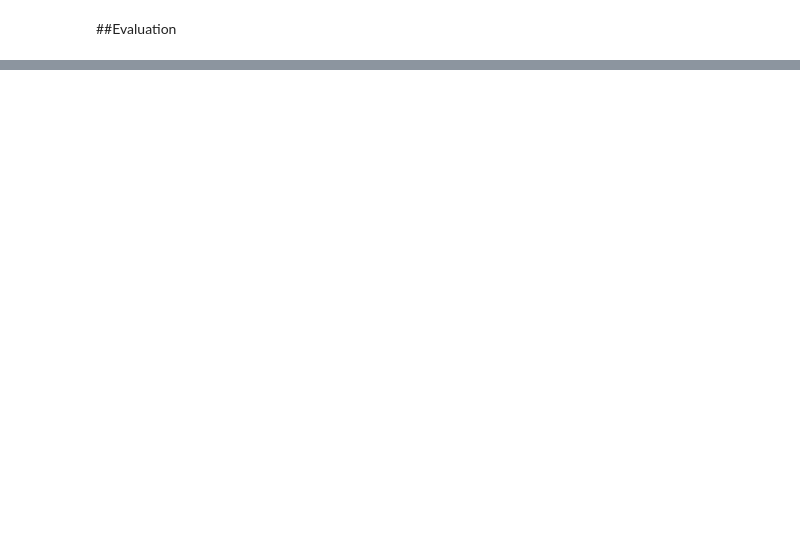
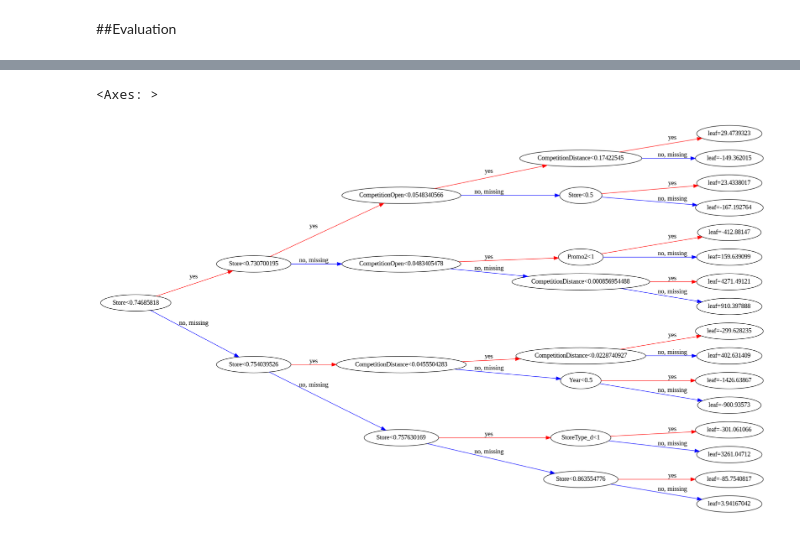
Before and after one commit to RapaDewan/Machine-Learning, a Jupyter notebook: FCC18_L5/FCC18_L5.ipynb, the cells around one changed output, grey strips where cells are left out. Drawn from its saved outputs; the diff is of its cells as text; code cells hidden in the pictures; blank space fills up the shorter version.

```diff
--- a/FCC18_L5/FCC18_L5.ipynb
+++ b/FCC18_L5/FCC18_L5.ipynb
@@ -486,0 +491,5 @@ rmse(preds, targets)
+# %%
+plot_tree(model, rankdir='LR', num_trees=19)
+# %% [output]
+<Axes: >
+[figure, added]
```
Also changed, not shown: parts of 62 cells of this notebook.
